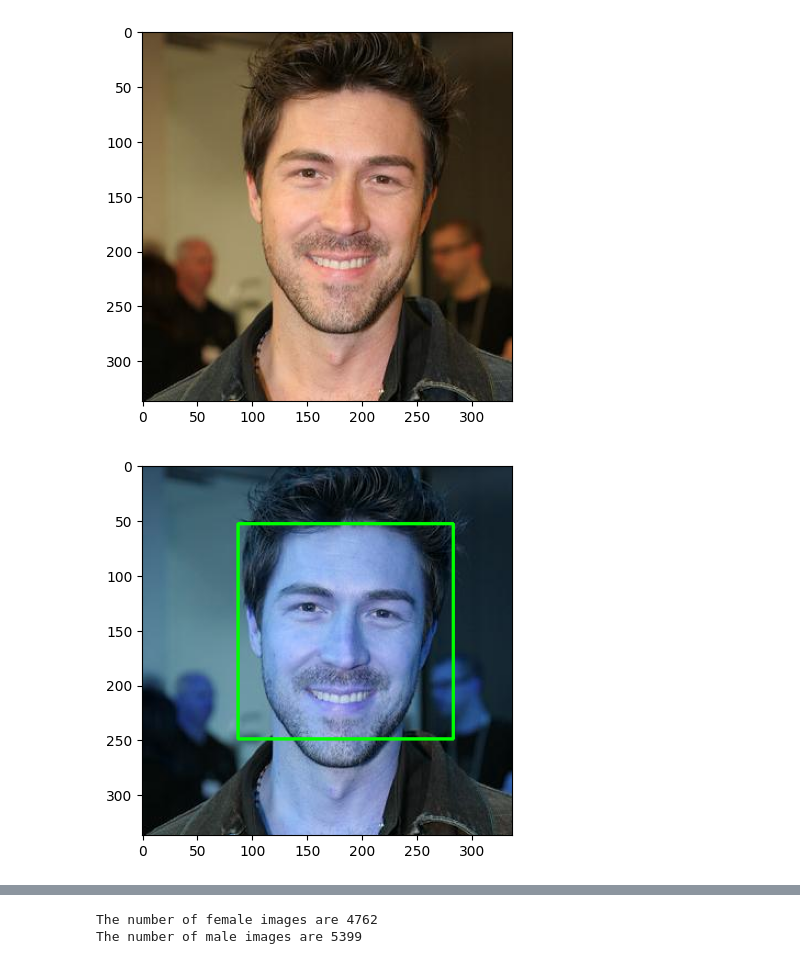
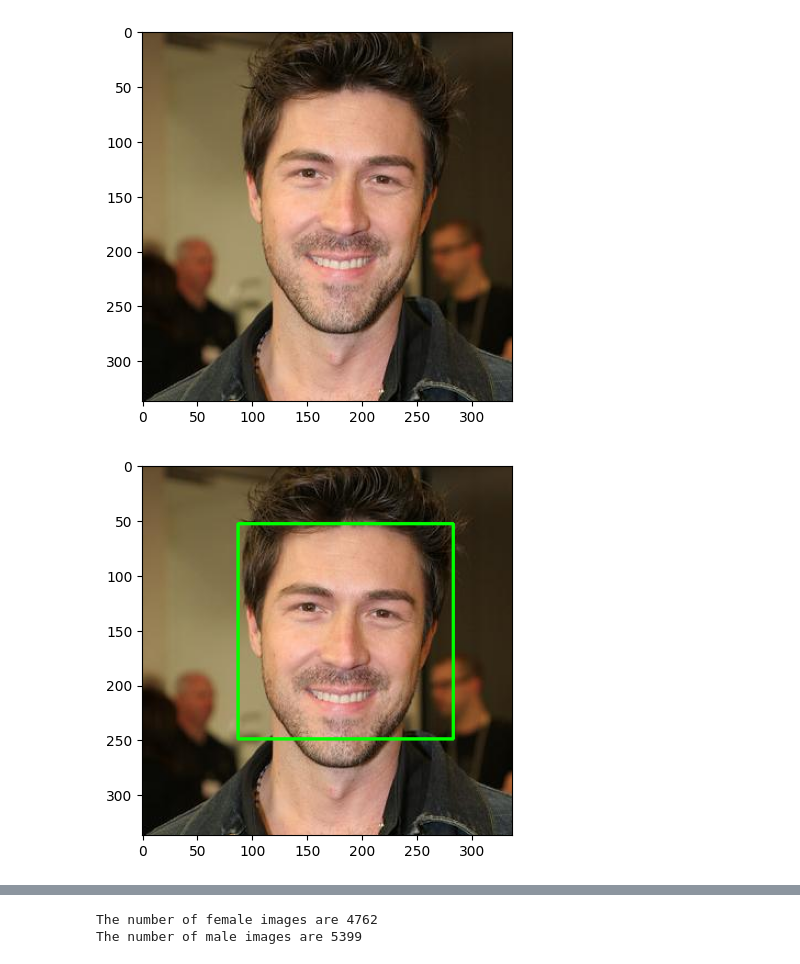
Before and after one commit to AnkurBhatt07/Gender-Classification-Model, a Jupyter notebook: 01_faceDetection_ImageProcessing.ipynb, the cells around one changed output, grey strips where cells are left out. Cells and saved outputs as stored; diff of their text form; code cells hidden in the pictures.

```diff
--- a/01_faceDetection_ImageProcessing.ipynb
+++ b/01_faceDetection_ImageProcessing.ipynb
@@ -27,13 +30,13 @@ plt.show()
 [figure]
 # %%
 for x , y , w , h in face_rect:
-    cv2.rectangle(img , (x,y) , (x+w , y+h) , (0,255,0) , 2)
+    cv2.rectangle(img_rgb , (x,y) , (x+w , y+h) , (0,255,0) , 2)
 
 
-plt.imshow(img)
+plt.imshow(img_rgb)
 plt.show()
 # %% [output]
-[figure, old version]
+[figure, new version]
 # %%
 # cropping the face
 
```
Also changed, not shown: parts of 7 cells of this notebook, 10 other files.
